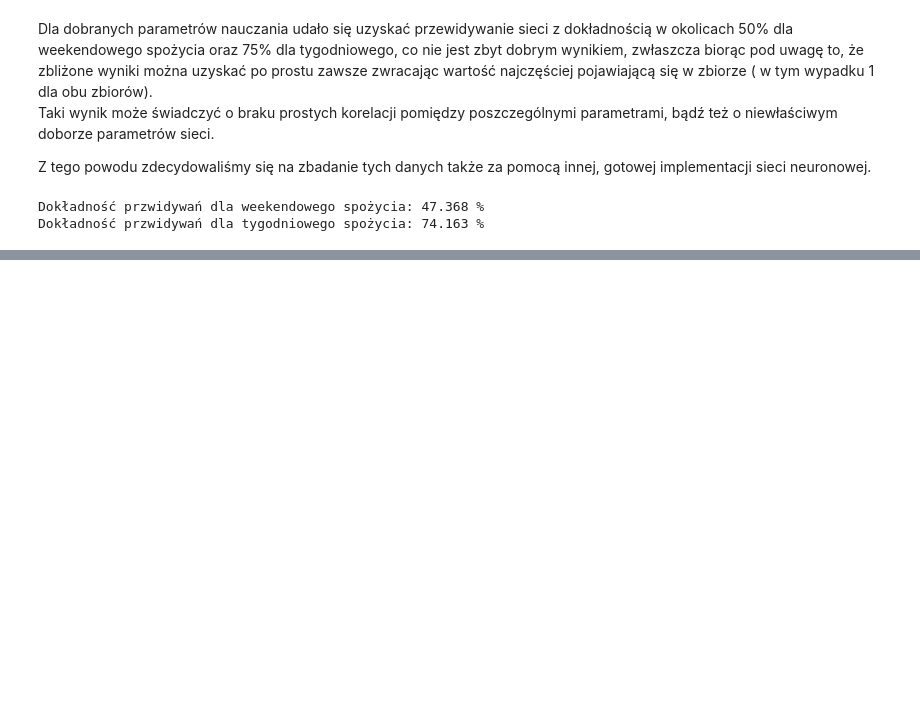
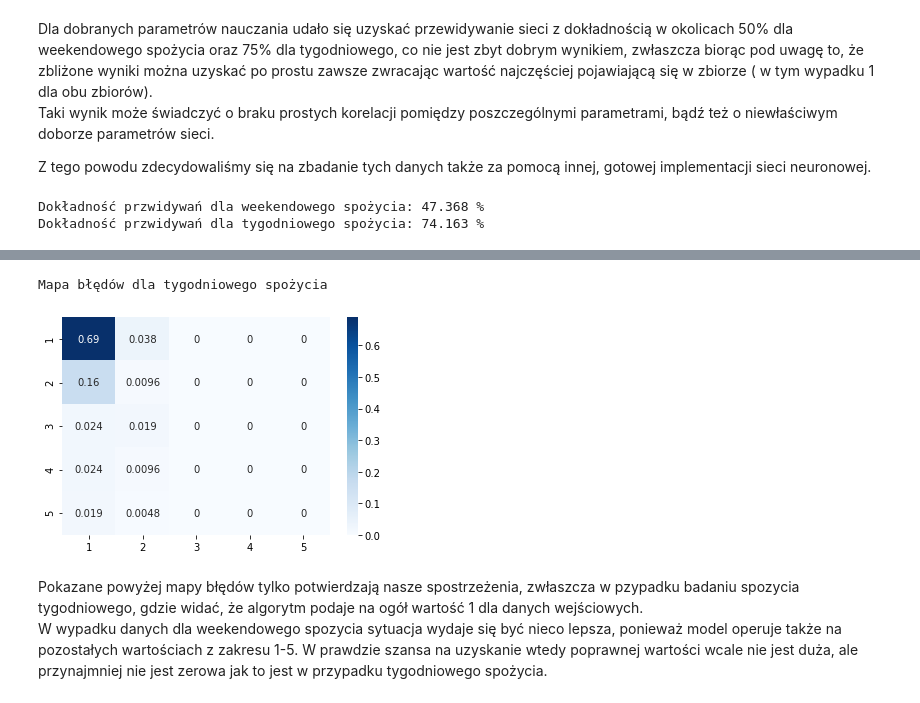
Before and after one commit to tiskus333/Neural_Network_FS, a Jupyter notebook: Analiza.ipynb, the cells around one changed output, grey strips where cells are left out. Drawn from its saved outputs; the diff is of its cells as text; code cells hidden in the pictures; blank space fills up the shorter version.

```diff
--- a/Analiza.ipynb
+++ b/Analiza.ipynb
@@ -182,0 +194,11 @@ W związku z tym możemy założyć, że dla badanego zbioru nie można dokładn
+# %%
+dalc_predict = nn_dalc.predict(X_test_d, True)
+confusion_d = confusion_matrix(list(y_test_d.idxmax(axis=1)-1), list(dalc_predict))
+print("Mapa błędów dla tygodniowego spożycia")
+tmp = sns.heatmap(confusion_d/np.sum(confusion_d), cmap="Blues", annot=True, xticklabels=[1,2,3,4,5], yticklabels=[1,2,3,4,5])
+# %% [output]
+Mapa błędów dla tygodniowego spożycia
+[figure, added]
+# %% [markdown]
+Pokazane powyżej mapy błędów tylko potwierdzają nasze spostrzeżenia, zwłaszcza w pzypadku badaniu spozycia tygodniowego, gdzie widać, że algorytm podaje na ogół wartość 1 dla danych wejściowych.
+W wypadku danych dla weekendowego spozycia sytuacja wydaje się być nieco lepsza, ponieważ model operuje także na pozostałych wartościach z zakresu 1-5. W prawdzie szansa na uzyskanie wtedy poprawnej wartości wcale nie jest duża, ale przynajmniej nie jest zerowa jak to jest w przypadku tygodniowego spożycia.
```
Also changed, not shown: parts of 4 cells of this notebook.
